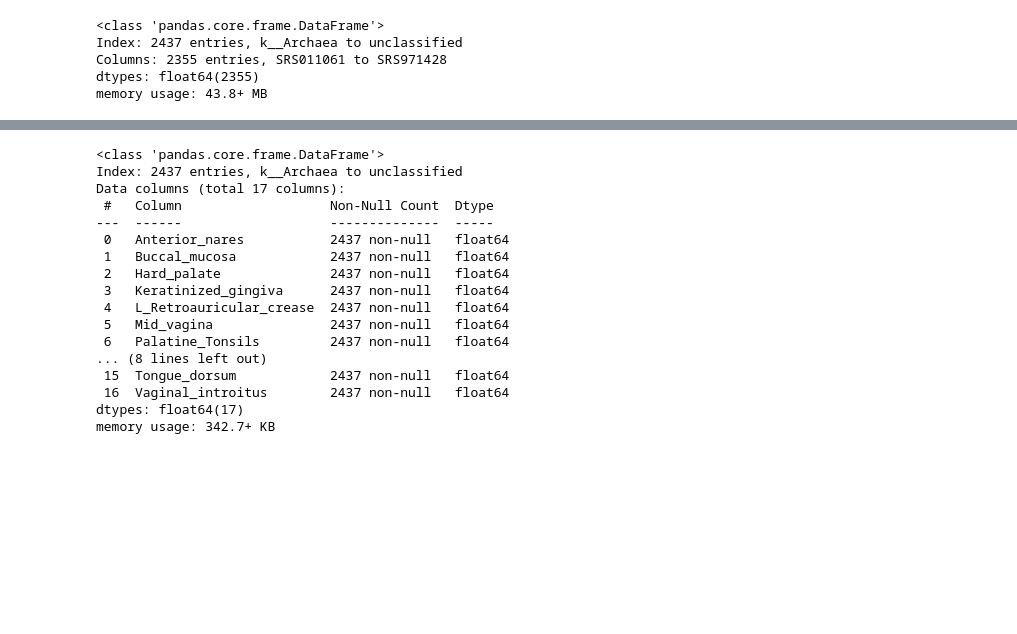
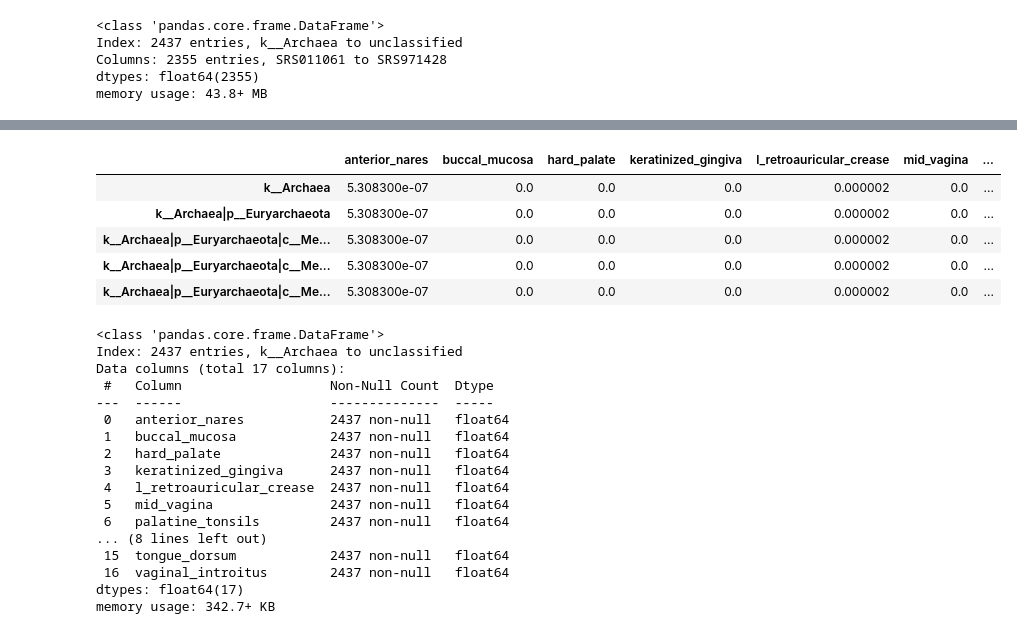
Before and after one commit to alan-w25/Cancer-Capstone, a Jupyter notebook: data/csv_files/create_matrix.ipynb, the cells around one changed output, grey strips where cells are left out. Cells and saved outputs as stored; diff of their text form; code cells hidden in the pictures; blank space fills up the shorter version.

```diff
--- a/data/csv_files/create_matrix.ipynb
+++ b/data/csv_files/create_matrix.ipynb
@@ -192,21 +180,33 @@ findf.head()
+# %%
+organ_site_abundance = group_by_site.transpose()
+organ_site_abundance = organ_site_abundance.rename_axis("taxa_name", axis=1)
+organ_site_abundance.columns = map(str.lower, organ_site_abundance.columns)
+organ_site_abundance.head()
+# %% [output]
+|  | anterior_nares | buccal_mucosa | hard_palate | keratinized_gingiva | l_retroauricular_crease | mid_vagina | ... |
+| k__Archaea | 5.308300e-07 | 0.0 | 0.0 | 0.0 | 0.000002 | 0.0 | ... |
+| k__Archaea|p__Euryarchaeota | 5.308300e-07 | 0.0 | 0.0 | 0.0 | 0.000002 | 0.0 | ... |
+| k__Archaea|p__Euryarchaeota|c__Me... | 5.308300e-07 | 0.0 | 0.0 | 0.0 | 0.000002 | 0.0 | ... |
+| k__Archaea|p__Euryarchaeota|c__Me... | 5.308300e-07 | 0.0 | 0.0 | 0.0 | 0.000002 | 0.0 | ... |
+| k__Archaea|p__Euryarchaeota|c__Me... | 5.308300e-07 | 0.0 | 0.0 | 0.0 | 0.000002 | 0.0 | ... |
 # %%
-findf.info()
+organ_site_abundance.info()
 # %% [output]
 <class 'pandas.core.frame.DataFrame'>
 Index: 2437 entries, k__Archaea to unclassified
 Data columns (total 17 columns):
  #   Column                   Non-Null Count  Dtype
 ---  ------                   --------------  -----
- 0   Anterior_nares           2437 non-null   float64
- 1   Buccal_mucosa            2437 non-null   float64
- 2   Hard_palate              2437 non-null   float64
- 3   Keratinized_gingiva      2437 non-null   float64
- 4   L_Retroauricular_crease  2437 non-null   float64
- 5   Mid_vagina               2437 non-null   float64
- 6   Palatine_Tonsils         2437 non-null   float64
+ 0   anterior_nares           2437 non-null   float64
+ 1   buccal_mucosa            2437 non-null   float64
+ 2   hard_palate              2437 non-null   float64
+ 3   keratinized_gingiva      2437 non-null   float64
+ 4   l_retroauricular_crease  2437 non-null   float64
+ 5   mid_vagina               2437 non-null   float64
+ 6   palatine_tonsils         2437 non-null   float64
 ... (8 lines left out)
- 15  Tongue_dorsum            2437 non-null   float64
- 16  Vaginal_introitus        2437 non-null   float64
+ 15  tongue_dorsum            2437 non-null   float64
+ 16  vaginal_introitus        2437 non-null   float64
 dtypes: float64(17)
 memory usage: 342.7+ KB
 # %%
```
Also changed, not shown: parts of 4 cells of this notebook.
